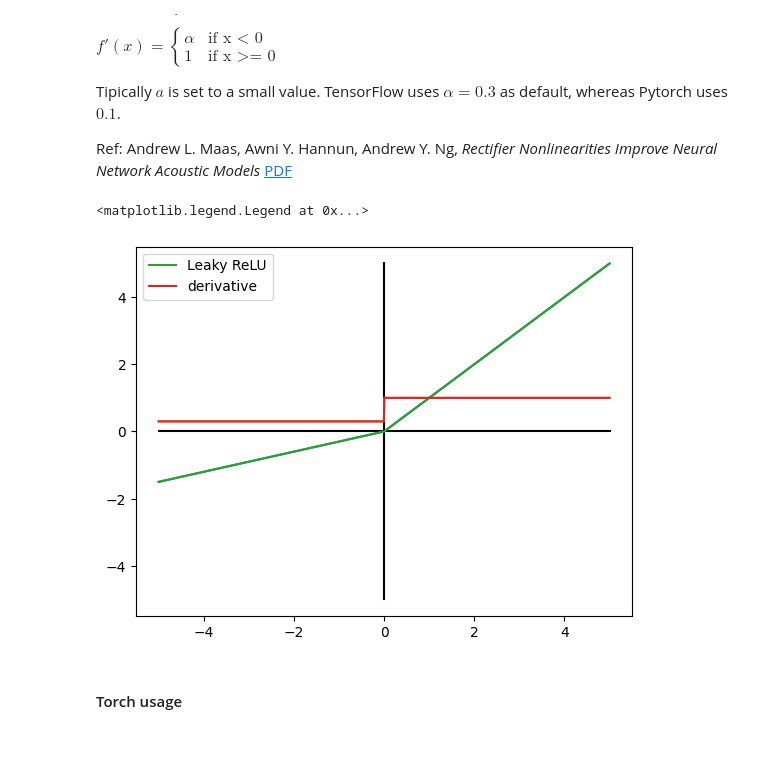
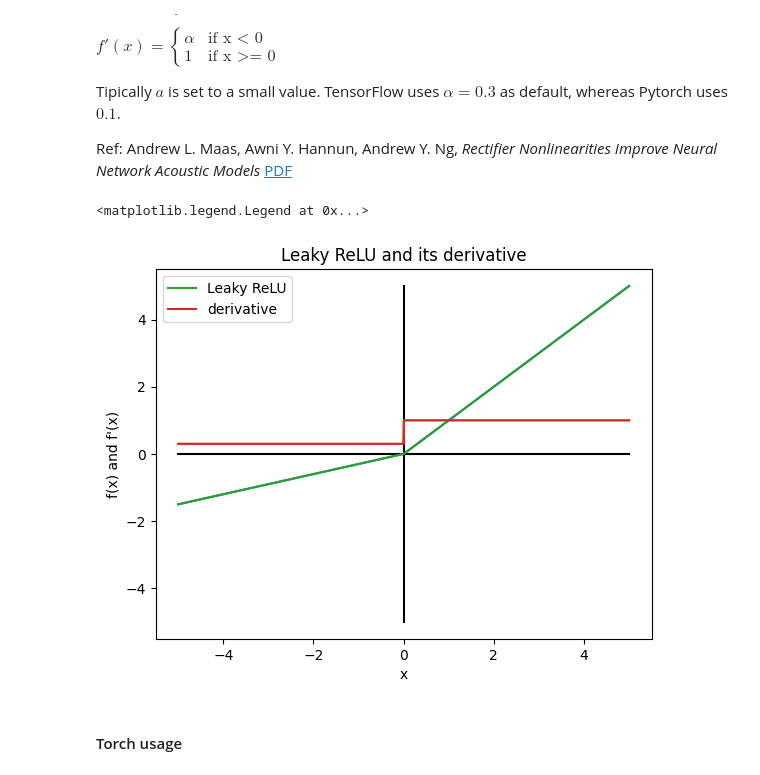
Before and after one commit to Nau3D/Deep-Learning-Course-PyTorch, a Jupyter notebook: concepts/01-Artificial_neuron_and_activation_functions.ipynb, the cells around one changed output. Cells and saved outputs as stored; diff of their text form; code cells hidden in the pictures; blank space fills up the shorter version.

```diff
--- a/concepts/01-Artificial_neuron_and_activation_functions.ipynb
+++ b/concepts/01-Artificial_neuron_and_activation_functions.ipynb
@@ -180,27 +186,29 @@ Ref: Andrew L. Maas, Awni Y. Hannun, Andrew Y. Ng, *Rectifier Nonlinearities Imp
 # %%
 a = 0.3 # default value in tensorflow
 y = [k if k > 0 else a*k for k in xx]
 
 
 def dlrelu(x):
 
     if x < 0:
         return a
     else:
         return 1
 
 dy = [dlrelu(k) for k in xx]
 
 plt.plot((-5,5),(0,0), color='black')
 plt.plot((0,0),(-5,5), color='black')
 plt.plot(xx,y)
 plt.plot(xx,dy)
 plt.plot(xx,y, label = 'Leaky ReLU')
 plt.plot(xx,dy, label = 'derivative')
+plt.title("Leaky ReLU and its derivative")
+plt.xlabel("x"), plt.ylabel("f(x) and f'(x)")
 plt.legend()
 # %% [output]
 <matplotlib.legend.Legend at 0x...>
-[figure, old version]
+[figure, new version]
 # %% [markdown]
 #### Torch usage
 # %%
```
Also changed, not shown: parts of 8 cells of this notebook, 3 other files.
